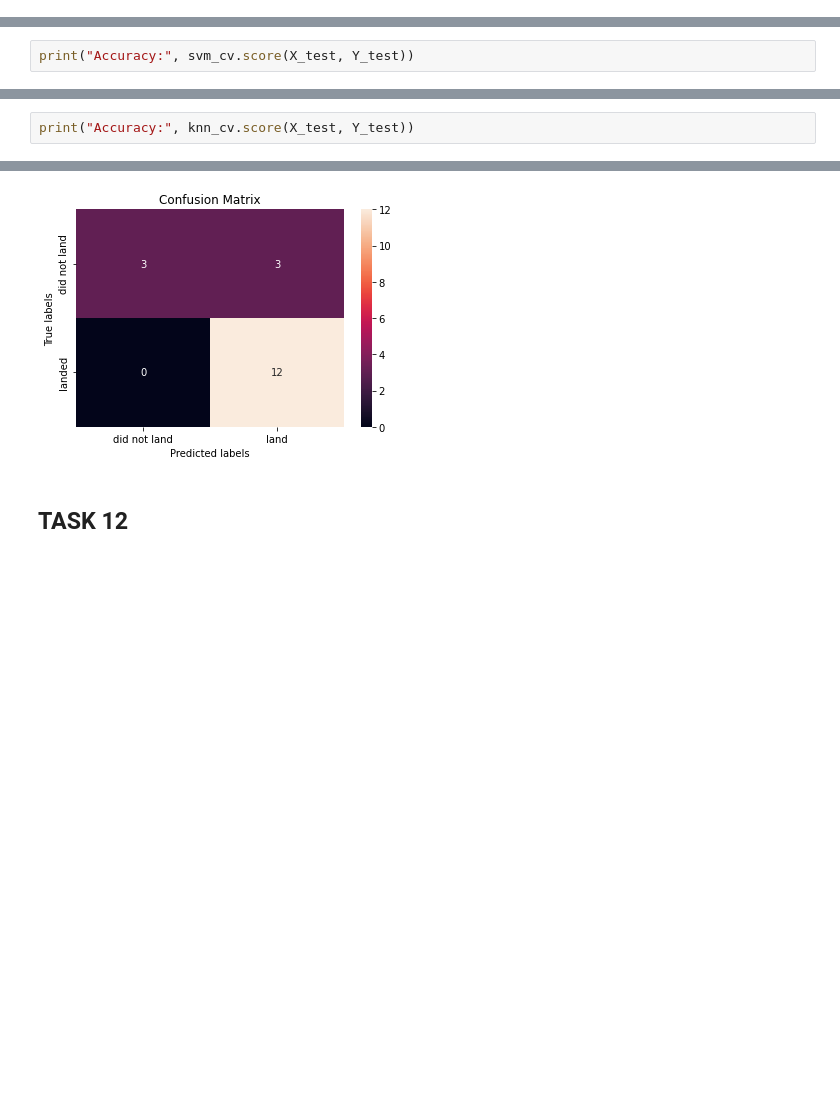
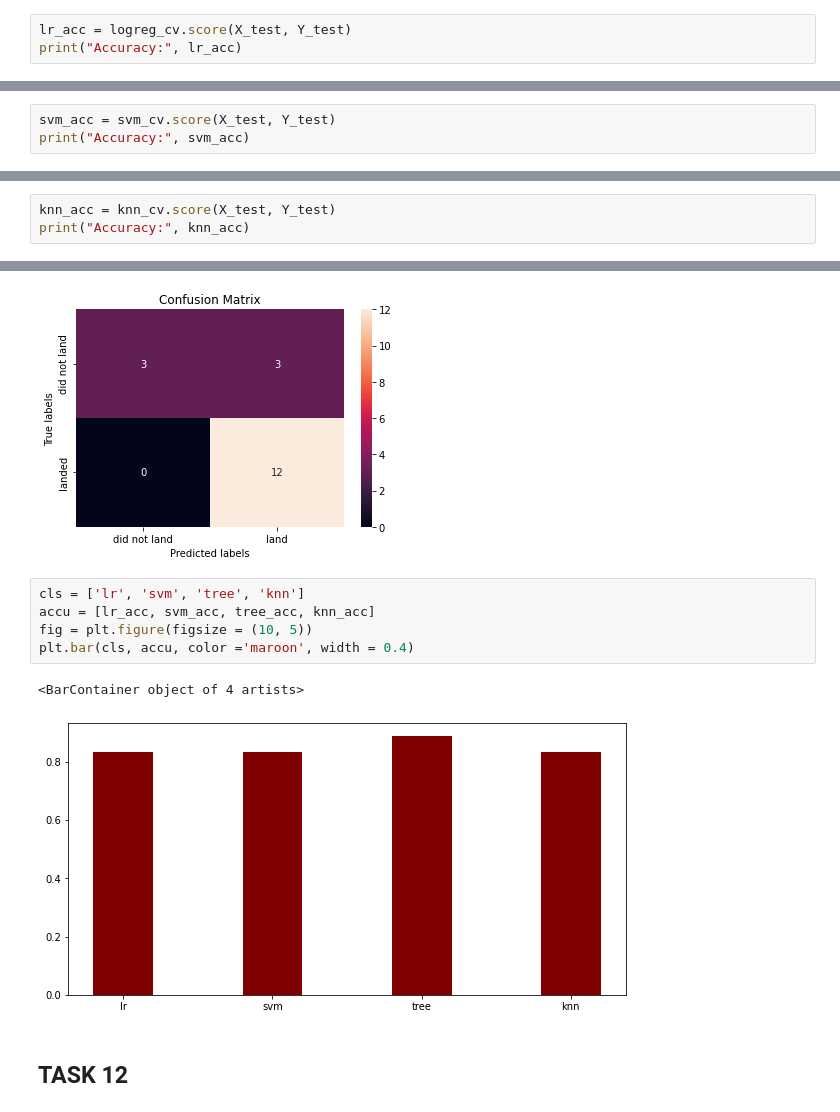
Before and after one commit to manglikd/SpaceX, a Jupyter notebook: SpaceX_Machine Learning Prediction_Part_5.ipynb, the cells around one changed output, grey strips where cells are left out. Saved outputs shown, nothing was run; the diff lists cells and outputs as text; blank space fills up the shorter version.

```diff
--- a/SpaceX_Machine Learning Prediction_Part_5.ipynb
+++ b/SpaceX_Machine Learning Prediction_Part_5.ipynb
@@ -196,0 +181,3 @@ Accuracy: 0.8333333333333334
+# %%
+lr_acc = logreg_cv.score(X_test, Y_test)
+print("Accuracy:", lr_acc)
@@ -241,7 +230,8 @@ accuracy : 0.8482142857142856
 # %% [markdown]
 Calculate the accuracy on the test data using the method <code>score</code>:
 # %%
-print("Accuracy:", svm_cv.score(X_test, Y_test))
+svm_acc = svm_cv.score(X_test, Y_test)
+print("Accuracy:", svm_acc)
 # %% [output]
 Accuracy: 0.8333333333333334
 # %% [markdown]
@@ -331,7 +322,8 @@ accuracy : 0.8482142857142858
 # %% [markdown]
 ## TASK  11
 # %%
-print("Accuracy:", knn_cv.score(X_test, Y_test))
+knn_acc = knn_cv.score(X_test, Y_test)
+print("Accuracy:", knn_acc)
 # %% [output]
 Accuracy: 0.8333333333333334
 # %% [markdown]
@@ -341,6 +333,14 @@ yhat = knn_cv.predict(X_test)
 plot_confusion_matrix(Y_test,yhat)
 # %% [output]
 [figure]
+# %%
+cls = ['lr', 'svm', 'tree', 'knn']
+accu = [lr_acc, svm_acc, tree_acc, knn_acc]
+fig = plt.figure(figsize = (10, 5))
+plt.bar(cls, accu, color ='maroon', width = 0.4)
+# %% [output]
+<BarContainer object of 4 artists>
+[figure, added]
 # %% [markdown]
 ## TASK  12
 # %% [markdown]
```
Also changed, not shown: parts of 12 cells of this notebook, 1 other file.
